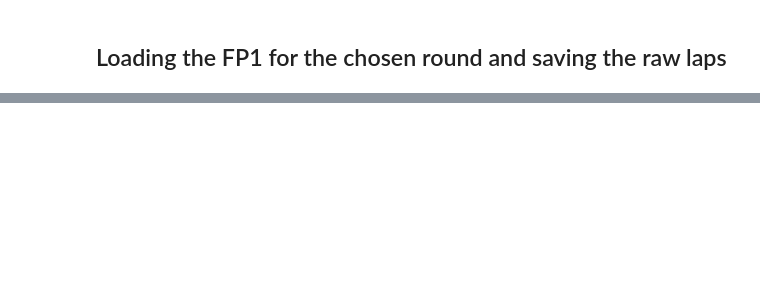
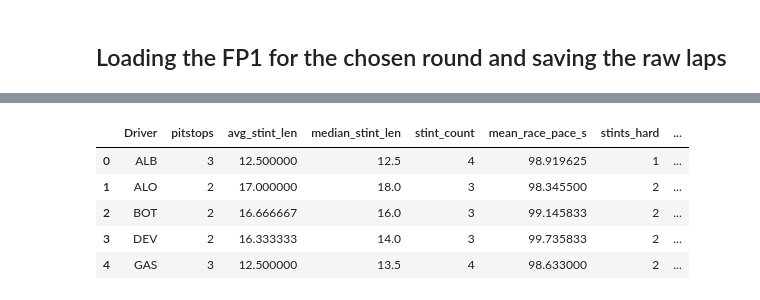
Before and after one commit to themaxempire23/f1-race-predictor, a Jupyter notebook: notebooks/01_data_acquisition.ipynb, the cells around one changed output, grey strips where cells are left out. Cells and saved outputs as stored; diff of their text form; code cells hidden in the pictures; blank space fills up the shorter version.

```diff
--- a/notebooks/01_data_acquisition.ipynb
+++ b/notebooks/01_data_acquisition.ipynb
@@ -99,0 +430,59 @@ Saved: laps_2023_R1_FP1.csv and weather_2023_R1_FP1.csv | laps: 403
+# %%
+import pandas as pd
+import numpy as np
+
+def race_stints_features(year:int, round_no:int) -> pd.DataFrame:
+    laps = read_laps_csv(year, round_no, "R")
+    if laps.empty or not {"Driver","LapTime"}.issubset(laps.columns):
+        return pd.DataFrame()
+
+    valid = laps.copy()
+    for col in ["PitInLap","PitOutLap","IsAccurate"]:
+        if col in valid.columns:
+            if col in ["PitInLap","PitOutLap"]:
+                valid = valid[~valid[col].fillna(False)]
+            else:
+                valid = valid[valid[col].fillna(True)]
+    valid = valid[valid["LapTime"].notna()]
+
+    if "Stint" not in valid.columns:
+        return pd.DataFrame()  # older seasons may miss this; we’ll handle later via OpenF1
+
+    grp = valid.groupby(["Driver","Stint"])
+    stint = pd.DataFrame({
+        "stint_len": grp["LapTime"].size(),
+        "stint_mean_s": grp["LapTime"].mean().dt.total_seconds(),
+        "stint_median_s": grp["LapTime"].median().dt.total_seconds(),
+    }).reset_index()
+
+    if "Compound" in valid.columns:
+        comp_mode = grp["Compound"].agg(lambda s: s.mode().iloc[0] if not s.mode().empty else s.iloc[0])
+        stint = stint.merge(comp_mode.rename("compound_mode").reset_index(), on=["Driver","Stint"], how="left")
+
+    per_driver = stint.groupby("Driver").agg(
+        pitstops=("Stint", lambda s: int(s.nunique() - 1)),
+        avg_stint_len=("stint_len","mean"),
+        median_stint_len=("stint_len","median"),
+        stint_count=("Stint","nunique"),
+        mean_race_pace_s=("stint_median_s","mean")
+    ).reset_index()
+
+    if "compound_mode" in stint.columns:
+        comp_counts = stint.pivot_table(index="Driver", columns="compound_mode",
+                                        values="Stint", aggfunc="count", fill_value=0)
+        comp_counts.columns = [f"stints_{c.lower()}" for c in comp_counts.columns]
+        per_driver = per_driver.merge(comp_counts.reset_index(), on="Driver", how="left")
+
+    out_path = PROCESSED / f"race_stints_{year}_R{round_no}.csv"
+    per_driver.to_csv(out_path, index=False)
+    return per_driver.sort_values("Driver")
+
+stints_feats = race_stints_features(YEAR, ROUND)
+stints_feats.head()
+# %% [output]
+|  | Driver | pitstops | avg_stint_len | median_stint_len | stint_count | mean_race_pace_s | stints_hard | ... |
+| 0 | ALB | 3 | 12.500000 | 12.5 | 4 | 98.919625 | 1 | ... |
+| 1 | ALO | 2 | 17.000000 | 18.0 | 3 | 98.345500 | 2 | ... |
+| 2 | BOT | 2 | 16.666667 | 16.0 | 3 | 99.145833 | 2 | ... |
+| 3 | DEV | 2 | 16.333333 | 14.0 | 3 | 99.735833 | 2 | ... |
+| 4 | GAS | 3 | 12.500000 | 13.5 | 4 | 98.633000 | 2 | ... |
```
Also changed, not shown: parts of 28 cells of this notebook, 22 other files.
